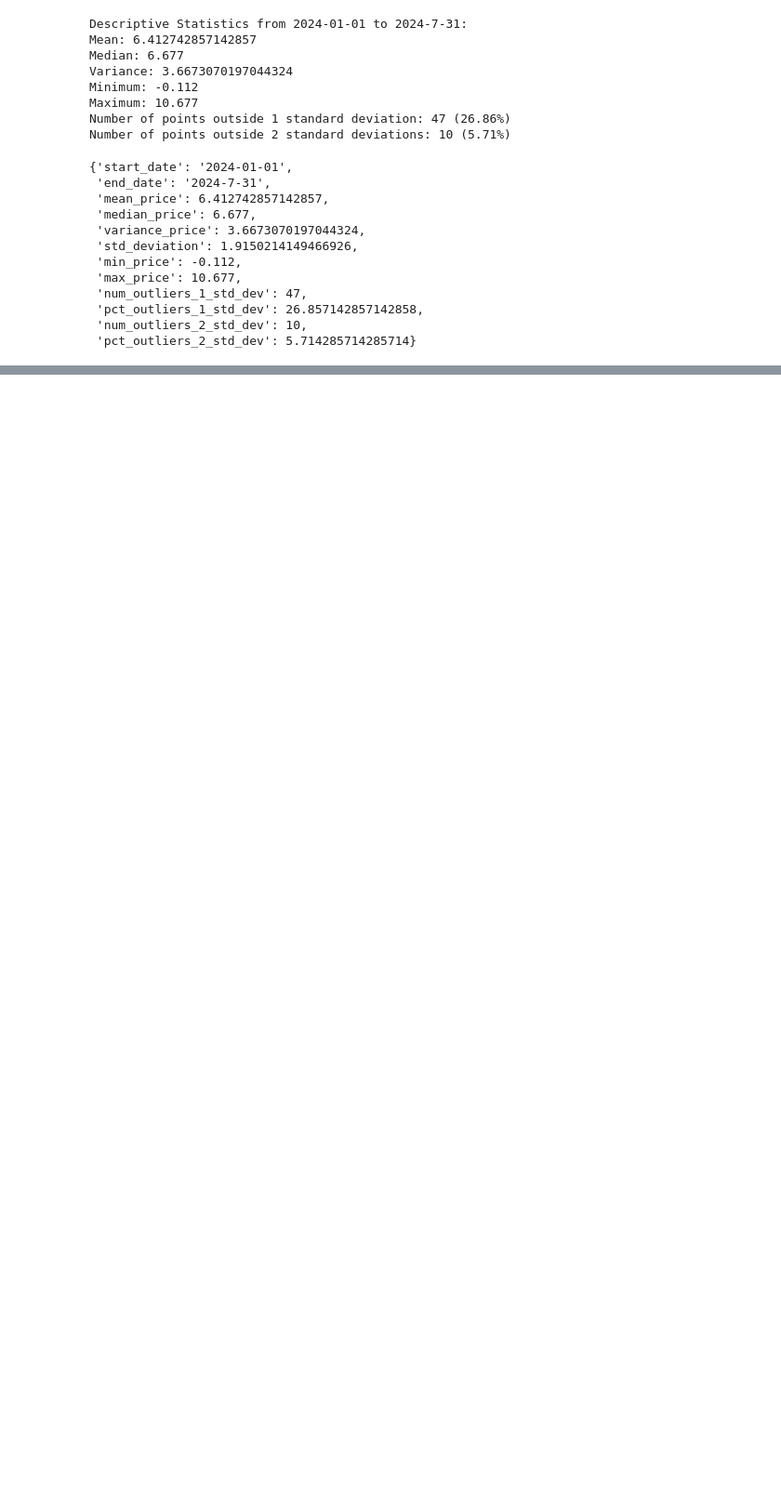
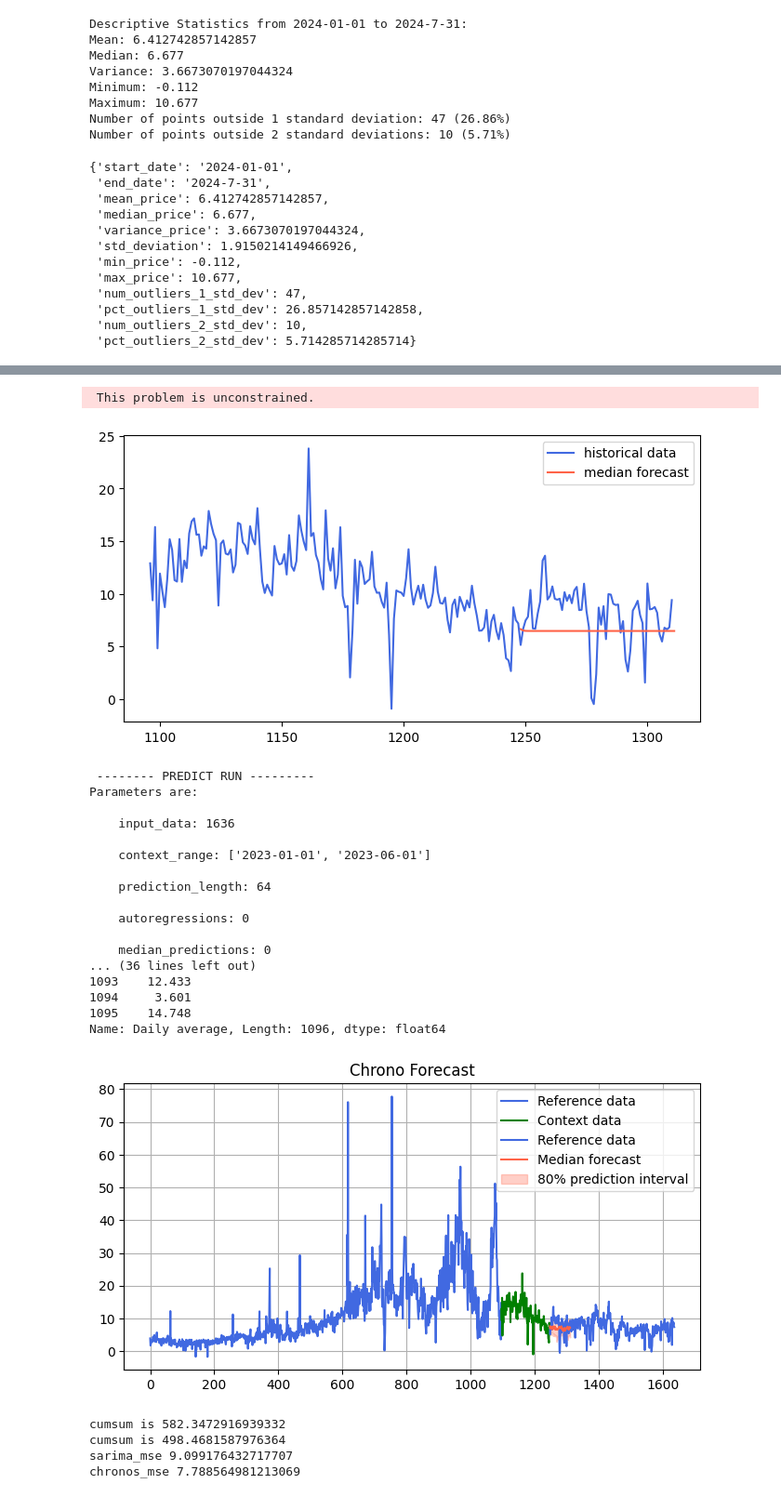
Before and after one commit to williamrodz/llm_for_ts_electricity_prices_forecasting, a Jupyter notebook: system_price.ipynb, the cells around one changed output, grey strips where cells are left out. Shown at 93% size. Cells and saved outputs as stored; diff of their text form; code cells hidden in the pictures; blank space fills up the shorter version.

Commit message:
Function to compare CHR and SAR

```diff
--- a/system_price.ipynb
+++ b/system_price.ipynb
@@ -270,3 +270,38 @@ Number of points outside 2 standard deviations: 10 (5.71%)
  'pct_outliers_1_std_dev': 26.857142857142858,
  'num_outliers_2_std_dev': 10,
  'pct_outliers_2_std_dev': 5.714285714285714}
+# %%
+from chronos_wrapper import chronos_predict
+
+
+def compare_chronos_to_sarima(df,column,context_start,context_finish, prediction_length):
+  sarima_predictions = sarima_wrapper.sarima_predict(
+    df,
+    'Daily average',
+    context_start,
+    context_finish,
+    prediction_length
+    )
+  chronos_predictions = chronos_predict(
+            df,
+            'Daily average',
+            [context_start,context_finish],
+            prediction_length
+            )
+
+  # Forecast
+
+  forecast_start_index = utils.find_first_occurrence_index(df, context_finish, "Date") + 1
+  forecast_end_index = forecast_start_index + prediction_length
+
+  actual_values = df[forecast_start_index:forecast_end_index][column]
+
+  if not len(actual_values) == len(sarima_predictions) == len(chronos_predictions):
+    print("Unequal lengths of comparison values and predictions")
+
+  sarima_mse = utils.calculate_mse(actual_values, sarima_predictions)
+  chronos_mse = utils.calculate_mse(actual_values, chronos_predictions)
+  print("--- RESULTS --- ")
+  print (f"sarima_mse {sarima_mse}")
+  print (f"chronos_mse {chronos_mse}")
+# %% [output]
@@ -272,0 +325,24 @@ Number of points outside 2 standard deviations: 10 (5.71%)
+ This problem is unconstrained.
+[figure, added]
+ -------- PREDICT RUN ---------
+Parameters are:
+
+    input_data: 1636
+
+    context_range: ['2023-01-01', '2023-06-01']
+
+    prediction_length: 64
+
+    autoregressions: 0
+
+    median_predictions: 0
+... (36 lines left out)
+1093    12.433
+1094     3.601
+1095    14.748
+Name: Daily average, Length: 1096, dtype: float64
+[figure, added]
+cumsum is 582.3472916939332
+cumsum is 498.4681587976364
+sarima_mse 9.099176432717707
+chronos_mse 7.788564981213069
```
Also changed, not shown: parts of 14 cells of this notebook, 3 other files.
